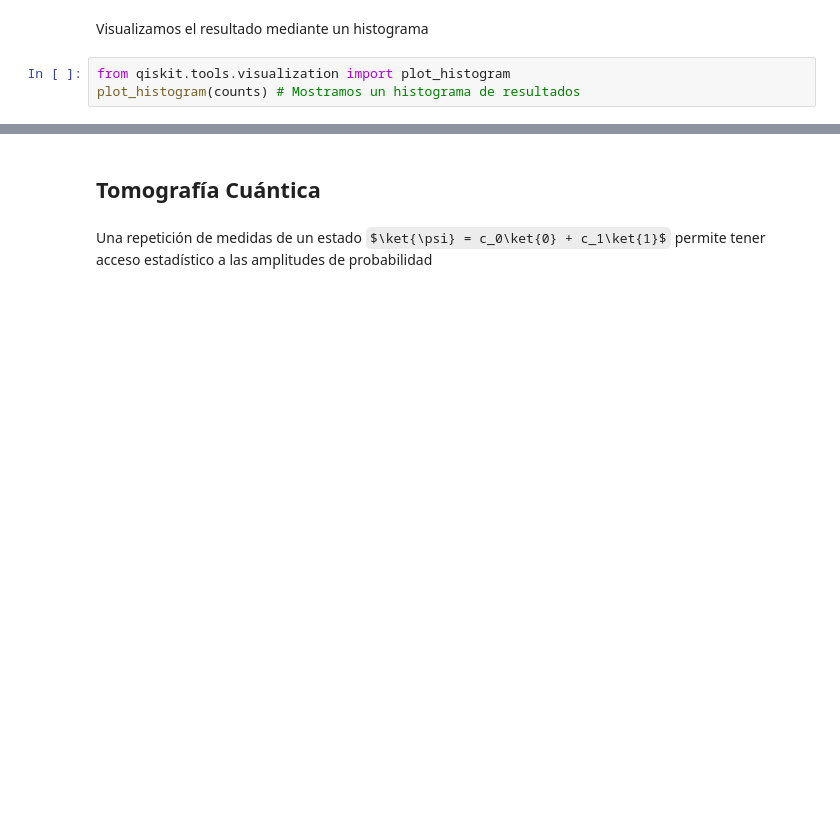
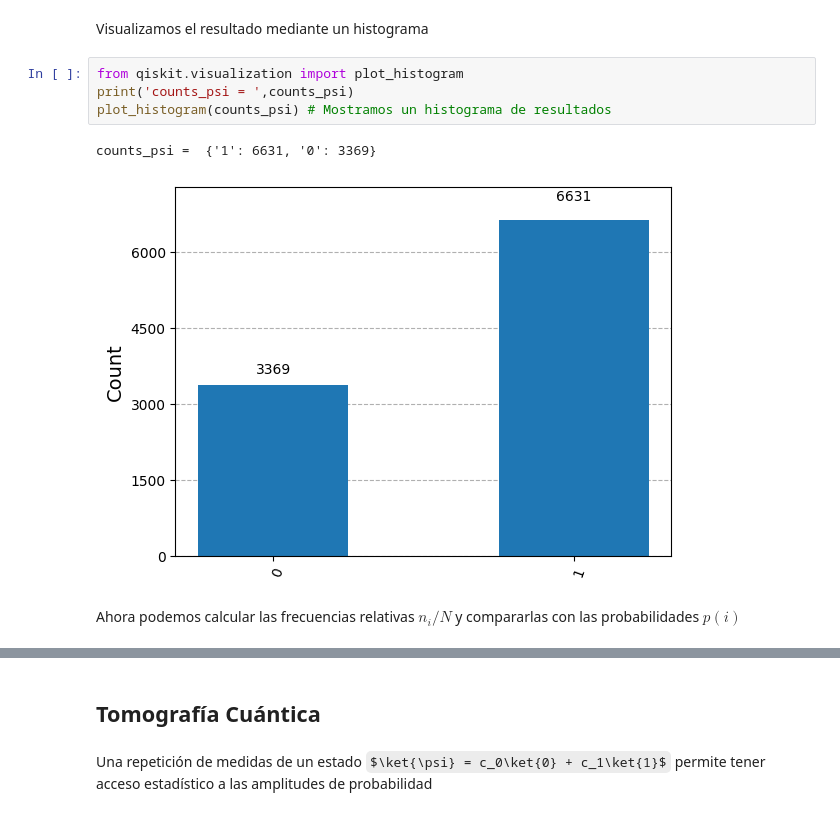
Before and after one commit to jamasole/FICC_notebook, a Jupyter notebook: 02_Cubits/024_El_Arte_de_Medir_I.ipynb, the cells around one changed output, grey strips where cells are left out. Cells and saved outputs as stored; diff of their text form; some formulas as TeX source; blank space fills up the shorter version.

```diff
--- a/02_Cubits/024_El_Arte_de_Medir_I.ipynb
+++ b/02_Cubits/024_El_Arte_de_Medir_I.ipynb
@@ -98,5 +124,11 @@ print(counts)
 # %% [markdown]
 Visualizamos el resultado mediante un histograma
 # %%
-from qiskit.tools.visualization import plot_histogram
-plot_histogram(counts) # Mostramos un histograma de resultados
+from qiskit.visualization import plot_histogram
+print('counts_psi = ',counts_psi)
+plot_histogram(counts_psi) # Mostramos un histograma de resultados
+# %% [output]
+counts_psi =  {'1': 6631, '0': 3369}
+[figure, added]
+# %% [markdown]
+Ahora podemos  calcular las frecuencias relativas $n_i/N$  y compararlas con las probabilidades $p(i)$
```
Also changed, not shown: parts of 78 cells of this notebook, 19 other files.
